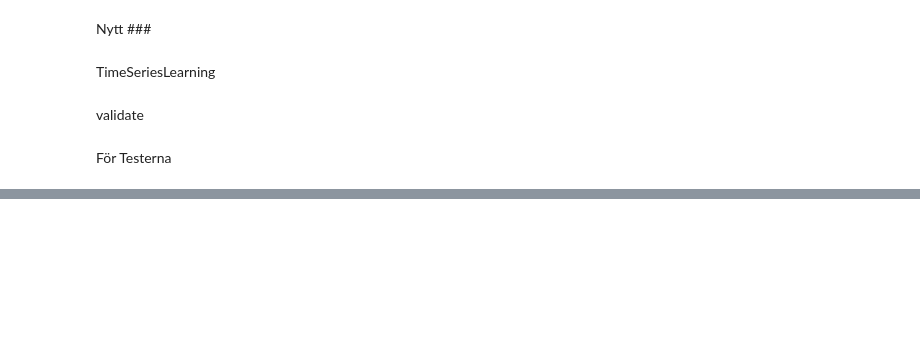
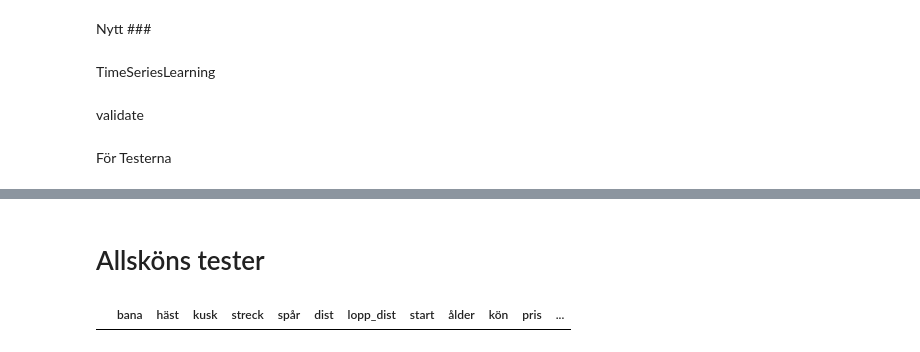
Before and after one commit to carokanns/Trav, a Jupyter notebook: spel/v75_tester/🏫_Learn_copy.ipynb, the cells around one changed output, grey strips where cells are left out. Drawn from its saved outputs; the diff is of its cells as text; code cells hidden in the pictures; blank space fills up the shorter version.

```diff
--- a/spel/v75_tester/🏫_Learn_copy.ipynb
+++ b/spel/v75_tester/🏫_Learn_copy.ipynb
@@ -1025,0 +986,14 @@ AUC 0.61134 F1 0.24039 Acc 0.7762 MAE 0.2238
+# %% [markdown]
+# Allsköns tester
+# %%
+import pickle
+import pandas as pd
+# pickle load ENC
+ENC = pickle.load(open('../modeller/meta_encoder.pkl', 'rb'))
+
+fes=ENC.feature_names
+fesat=pd.DataFrame(columns=fes)
+fesat
+fesat.drop([],axis=1)
+# %% [output]
+|  | bana | häst | kusk | streck | spår | dist | lopp_dist | start | ålder | kön | pris | ... |
```
Also changed, not shown: parts of 22 cells of this notebook, 42 other files.
